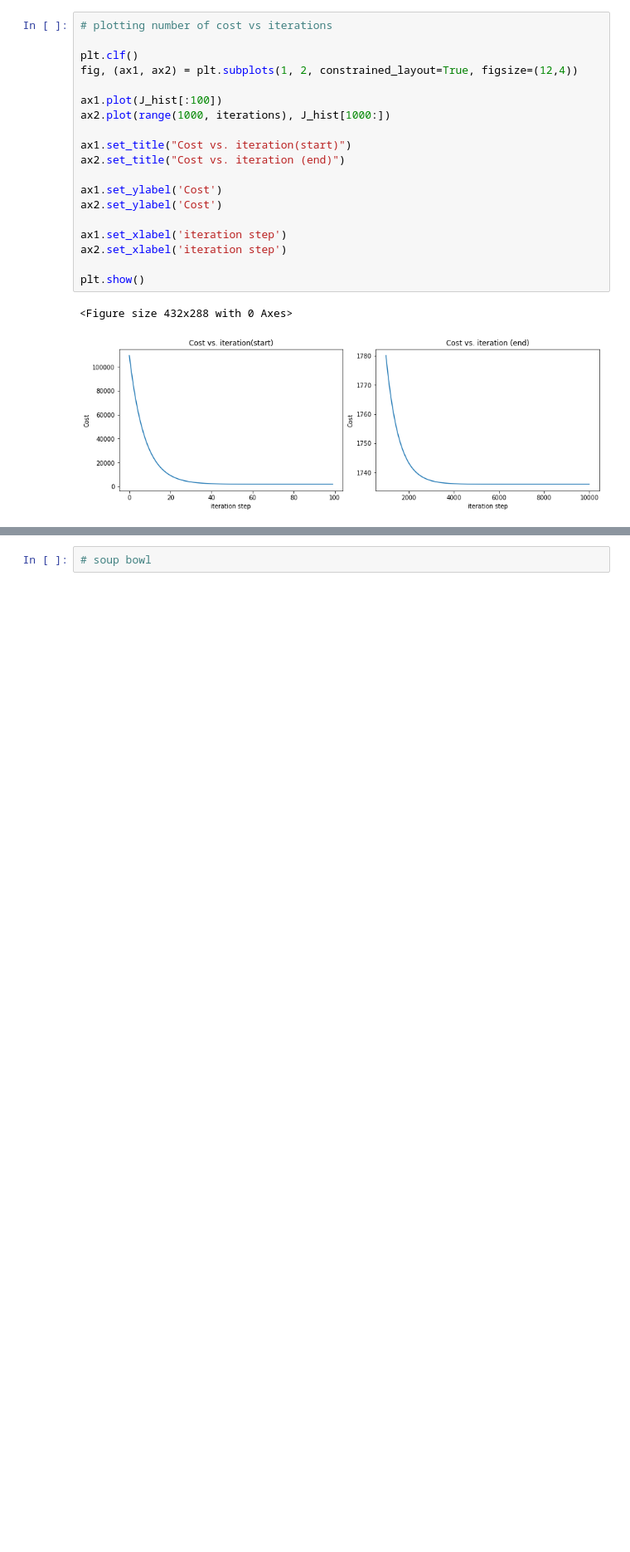
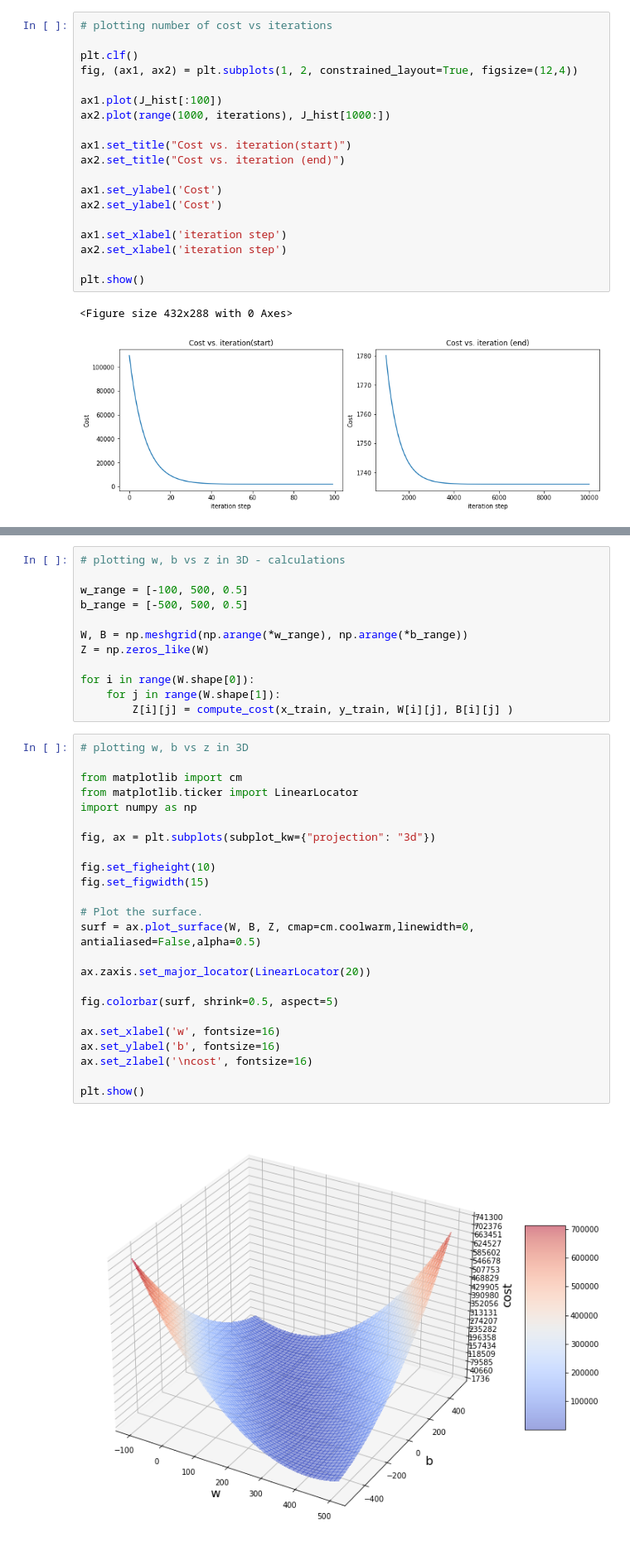
Before and after one commit to anikettrivedi/ml-ai, a Jupyter notebook: 02_linear_regression/02_03_gradient_descent.ipynb, the cells around one changed output, grey strips where cells are left out. Shown at 83% size. Cells and saved outputs as stored; diff of their text form; blank space fills up the shorter version.

```diff
--- a/02_linear_regression/02_03_gradient_descent.ipynb
+++ b/02_linear_regression/02_03_gradient_descent.ipynb
@@ -239,2 +245,38 @@ ax.clabel(CS, inline=True, fontsize=8)
-# %%
-# soup bowl
+# %%
+# plotting w, b vs z in 3D - calculations
+
+w_range = [-100, 500, 0.5]
+b_range = [-500, 500, 0.5]
+
+W, B = np.meshgrid(np.arange(*w_range), np.arange(*b_range))
+Z = np.zeros_like(W)
+
+for i in range(W.shape[0]):
+    for j in range(W.shape[1]):
+        Z[i][j] = compute_cost(x_train, y_train, W[i][j], B[i][j] )
+# %%
+# plotting w, b vs z in 3D
+
+from matplotlib import cm
+from matplotlib.ticker import LinearLocator
+import numpy as np
+
+fig, ax = plt.subplots(subplot_kw={"projection": "3d"})
+
+fig.set_figheight(10)
+fig.set_figwidth(15)
+
+# Plot the surface.
+surf = ax.plot_surface(W, B, Z, cmap=cm.coolwarm,linewidth=0, antialiased=False,alpha=0.5)
+
+ax.zaxis.set_major_locator(LinearLocator(20))
+
+fig.colorbar(surf, shrink=0.5, aspect=5)
+
+ax.set_xlabel('w', fontsize=16)
+ax.set_ylabel('b', fontsize=16)
+ax.set_zlabel('\ncost', fontsize=16)
+
+plt.show()
+# %% [output]
+[figure, added]
```
Also changed, not shown: parts of 4 cells of this notebook.
